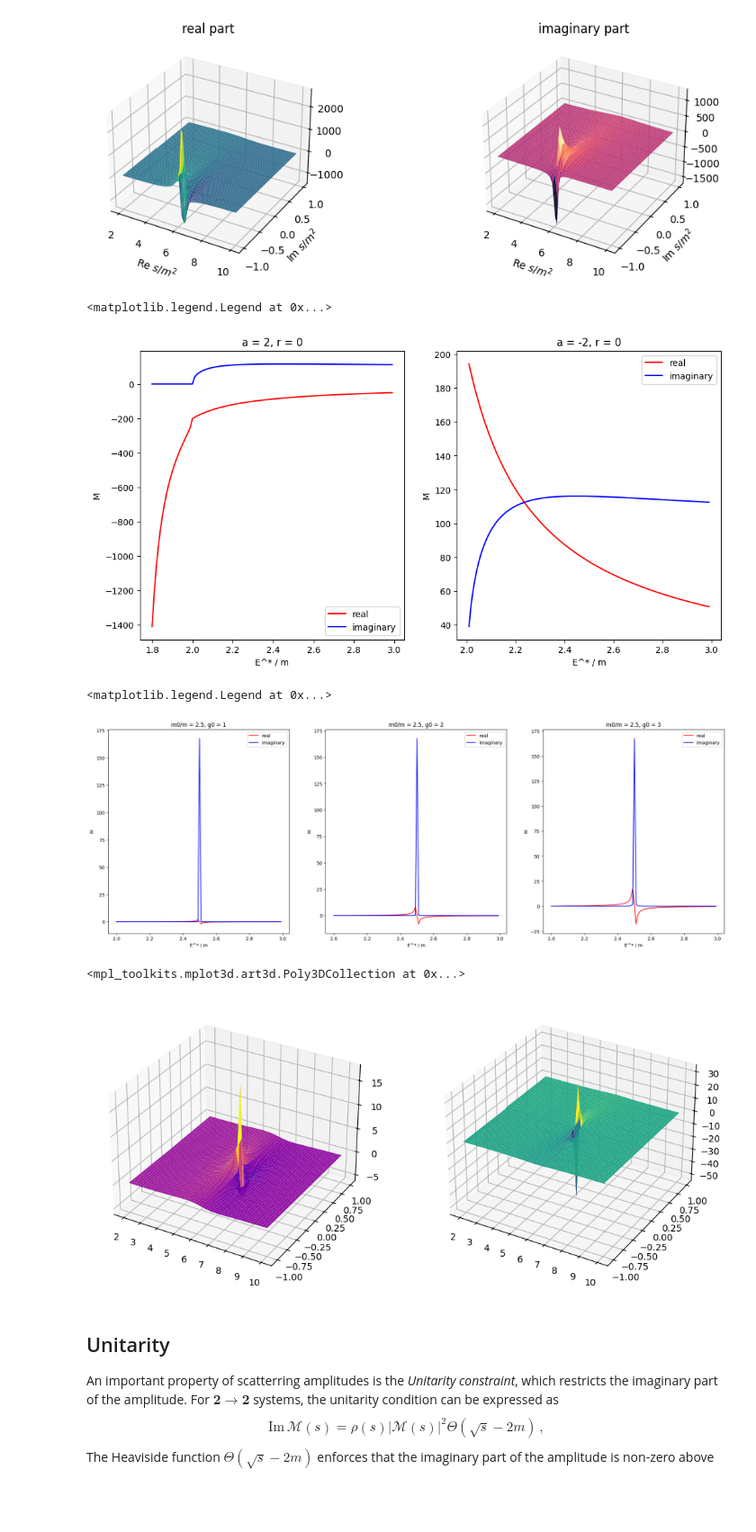
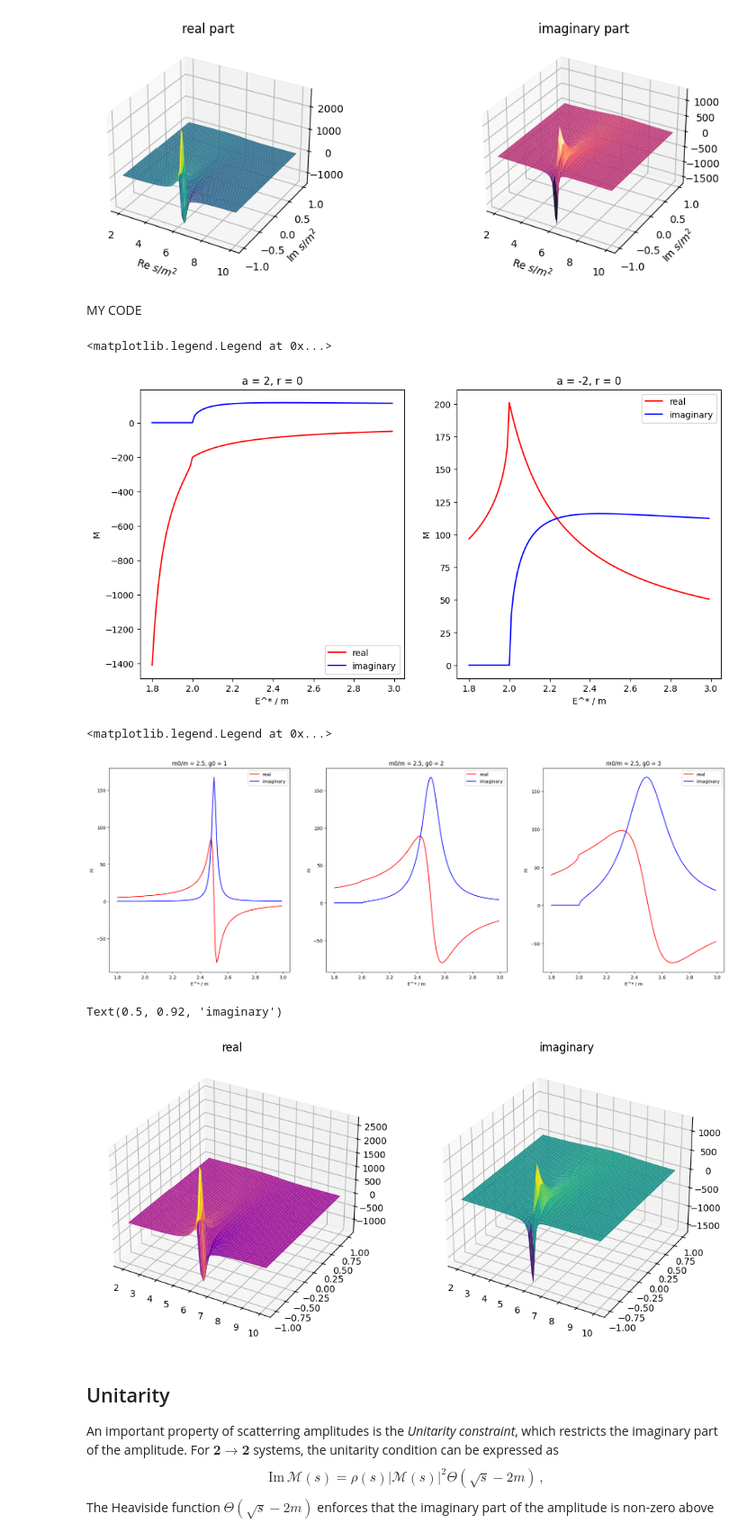
Before and after one commit to summersshen/LatticeSummerSchool2021-ScatteringExercises, a Jupyter notebook: Notebooks/hadspec_ex1_scattering.ipynb, the cells around one changed output. Shown at 90% size. Cells and saved outputs as stored; diff of their text form; code cells hidden in the pictures; blank space fills up the shorter version.

```diff
--- a/Notebooks/hadspec_ex1_scattering.ipynb
+++ b/Notebooks/hadspec_ex1_scattering.ipynb
@@ -438,7 +443,10 @@ plt.figure(figsize=(12,4), dpi= 100)
 amplitude_argand_plot_3D(lambda s:Kmatrix_BreitWigner(s,m0,g0))
 # %% [output]
 [figure]
+# %% [markdown]
+MY CODE
 # %%
+# MY CODE
 def scattering_amplitude(s, kMatrix):
   K = kMatrix(s)
   return (K) / (1 - 1j*rho(s)*K)
@@ -452,9 +460,10 @@ def effective_range_kmatrix(s, a, r):
 def breit_wigner_kmatrix(s, m0, g0):
   q = q_cm(s)
   gamma = (g0**2 * m0**2 * q)/(6.0 * np.pi * s)
-  return (np.sqrt(s) * gamma)/(m0**2 - s)
+  tan_delta = (np.sqrt(s) * gamma)/(m0**2 - s)
+  return tan_delta / rho(s)
 # %%
-#4
+#4 MY CODE
 plt.figure(figsize=(12,6))
 inputs = np.arange(1.8,3,0.01)
 
@@ -467,17 +476,17 @@ ax1.set_xlabel("E^* / m")
 ax1.set_ylabel("M")
 ax1.legend()
 
-ax2.plot(inputs, np.real(scattering_amplitude(inputs**2, lambda s:effective_range_kmatrix(s,-2, 0))), color='r', label='real')
-ax2.plot(inputs, np.imag(scattering_amplitude(inputs**2, lambda s:effective_range_kmatrix(s,-2, 0))), color='b', label='imaginary')
+ax2.plot(inputs, np.real(scattering_amplitude(inputs**2+ 1j*1e-16, lambda s:effective_range_kmatrix(s,-2.0, 0.0))), color='r', label='real')
+ax2.plot(inputs, np.imag(scattering_amplitude(inputs**2+ 1j*1e-16, lambda s:effective_range_kmatrix(s,-2.0, 0.0))), color='b', label='imaginary')
 ax2.set_title("a = -2, r = 0")
 ax2.set_xlabel("E^* / m")
 ax2.set_ylabel("M")
 ax2.legend()
 # %% [output]
 <matplotlib.legend.Legend at 0x...>
-[figure, old version]
+[figure, new version]
 # %%
-#5
+#5 MY CODE
 plt.figure(figsize=(24,8))
 inputs = np.arange(1.8,3,0.01)
 
@@ -485,48 +494,50 @@ ax1 = plt.gcf().add_subplot(131)
 ax2 = plt.gcf().add_subplot(132)
 ax3 = plt.gcf().add_subplot(133)
 
-ax1.plot(inputs, np.real(scattering_amplitude(inputs**2, lambda s: breit_wigner_kmatrix(s, 2.5, 1))), color ='r', label = 'real')
-ax1.plot(inputs, np.imag(scattering_amplitude(inputs**2, lambda s: breit_wigner_kmatrix(s, 2.5, 1))), color ='b', label = 'imaginary')
+ax1.plot(inputs, np.real(scattering_amplitude(inputs**2 + 1j*1e-16, lambda s: breit_wigner_kmatrix(s, 2.5, 1))), color ='r', label = 'real')
+ax1.plot(inputs, np.imag(scattering_amplitude(inputs**2 + 1j*1e-16, lambda s: breit_wigner_kmatrix(s, 2.5, 1))), color ='b', label = 'imaginary')
 ax1.set_title("m0/m = 2.5, g0 = 1")
 ax1.set_xlabel("E^* / m")
 ax1.set_ylabel("M")
 ax1.legend()
 
-ax2.plot(inputs, np.real(scattering_amplitude(inputs**2, lambda s: breit_wigner_kmatrix(s, 2.5, 2))), color ='r', label = 'real')
-ax2.plot(inputs, np.imag(scattering_amplitude(inputs**2, lambda s: breit_wigner_kmatrix(s, 2.5, 2))), color ='b', label = 'imaginary')
+ax2.plot(inputs, np.real(scattering_amplitude(inputs**2 + 1j*1e-16, lambda s: breit_wigner_kmatrix(s, 2.5, 2))), color ='r', label = 'real')
+ax2.plot(inputs, np.imag(scattering_amplitude(inputs**2 + 1j*1e-16, lambda s: breit_wigner_kmatrix(s, 2.5, 2))), color ='b', label = 'imaginary')
 ax2.set_title("m0/m = 2.5, g0 = 2")
 ax2.set_xlabel("E^* / m")
 ax2.set_ylabel("M")
 ax2.legend()
 
 
-ax3.plot(inputs, np.real(scattering_amplitude(inputs**2, lambda s: breit_wigner_kmatrix(s, 2.5, 3))), color ='r', label = 'real')
-ax3.plot(inputs, np.imag(scattering_amplitude(inputs**2, lambda s: breit_wigner_kmatrix(s, 2.5, 3))), color ='b', label = 'imaginary')
+ax3.plot(inputs, np.real(scattering_amplitude(inputs**2 + 1j*1e-16, lambda s: breit_wigner_kmatrix(s, 2.5, 3))), color ='r', label = 'real')
+ax3.plot(inputs, np.imag(scattering_amplitude(inputs**2 + 1j*1e-16, lambda s: breit_wigner_kmatrix(s, 2.5, 3))), color ='b', label = 'imaginary')
 ax3.set_title("m0/m = 2.5, g0 = 3")
 ax3.set_xlabel("E^* / m")
 ax3.set_ylabel("M")
 ax3.legend()
 # %% [output]
 <matplotlib.legend.Legend at 0x...>
-[figure, old version]
+[figure, new version]
 # %%
-#6 plot breit wigner in the complex s plane
+#6 MY CODE
 
 X, Y = np.meshgrid(np.linspace(2,10,50),
                    np.linspace(-1,1,50))
 Z = X + 1j*Y
 
 fig = plt.figure(figsize=(12,6))
 ax1 = fig.add_subplot(121, projection='3d')
 ax2 = fig.add_subplot(122, projection='3d')
 
 M = scattering_amplitude(Z, lambda s: breit_wigner_kmatrix(s,2.5,3))
 
 ax1.plot_surface(X, Y, np.real(M), cstride=1, rstride=1, cmap ='plasma')
+ax1.set_title("real")
 ax2.plot_surface(X, Y, np.imag(M), cstride=1, rstride=1, cmap ='viridis')
+ax2.set_title("imaginary")
 # %% [output]
-<mpl_toolkits.mplot3d.art3d.Poly3DCollection at 0x...>
+Text(0.5, 0.92, 'imaginary')
-[figure, old version]
+[figure, new version]
 # %% [markdown]
 ## Unitarity
 
```
Also changed, not shown: parts of 17 cells of this notebook.
